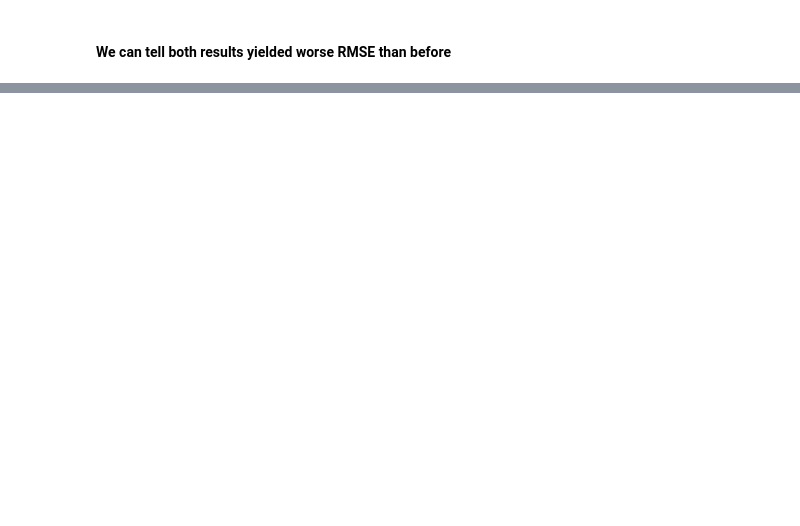
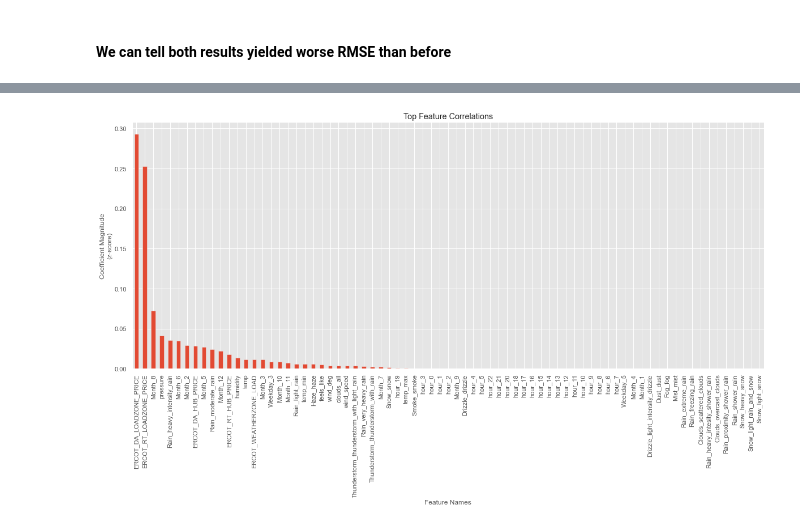
Before and after one commit to wangrenfeng0/MSDS-6120_Capstone, a Jupyter notebook: Code/Capstone_Project_Code.ipynb, the cells around one changed output, grey strips where cells are left out. Drawn from its saved outputs; the diff is of its cells as text; code cells hidden in the pictures; blank space fills up the shorter version.

```diff
--- a/Code/Capstone_Project_Code.ipynb
+++ b/Code/Capstone_Project_Code.ipynb
@@ -1610,0 +1432,19 @@ plt.show()
+# %%
+weights = XGB_class.feature_importances_.ravel()
+feature_names = X_class.columns.values
+ft_imp_df = pd.DataFrame({'feature_names':feature_names, 'weights':weights, 'absolute_weights': np.abs(weights)})
+ft_imp_df.sort_values(by='absolute_weights', inplace=True, ascending=False )
+# %%
+plt.style.use('ggplot')
+
+wt_plt_df = ft_imp_df.head(75)
+
+weights = pd.Series(wt_plt_df['weights'].values,index=wt_plt_df['feature_names'])
+ax = weights.plot(kind='bar', figsize=(20,8))
+
+ax.set_title("Top Feature Correlations")
+ax.set_ylabel("Coefficient Magnitude\n(z-score)")
+ax.set_xlabel("Feature Names")
+plt.show()
+# %% [output]
+[figure, added]
```
Also changed, not shown: parts of 120 cells of this notebook.
